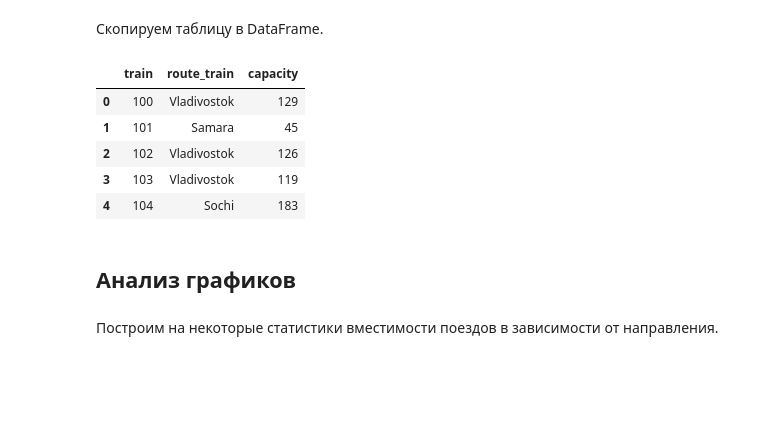
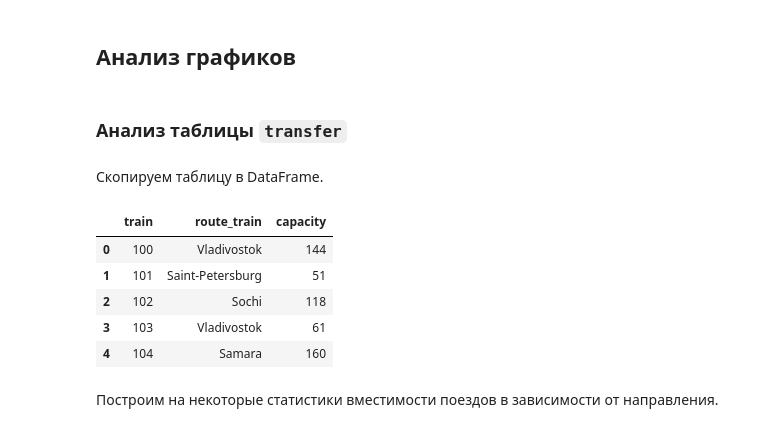
Before and after one commit to pgn55555/fest-db, a Jupyter notebook: analysis.ipynb, the cells around one changed output. Drawn from its saved outputs; the diff is of its cells as text; code cells hidden in the pictures; blank space fills up the shorter version.

```diff
--- a/analysis.ipynb
+++ b/analysis.ipynb
@@ -10,26 +10,40 @@ import pandas as pd
 
 sns.set(style="whitegrid", font_scale=1.3, palette="Set2")
 # %%
-conn = psycopg2.connect(
-    dbname="...", user="...", password="...", host="...", port=...
-)
-cursor = conn.cursor()
+dbname = "..."
+user = "..."
+password = "..."
+host = "..."
+port = ...
+# %% [markdown]
+## Анализ графиков
+# %% [markdown]
+### Анализ таблицы `transfer`
 # %% [markdown]
 Скопируем таблицу в DataFrame.
 # %%
+conn = psycopg2.connect(
+    dbname=dbname, user=user, password=password, host=host, port=port
+)
+cursor = conn.cursor()
+
 sql_query = pd.read_sql_query(
     """
     SELECT *
     FROM fest.transfer
     """,
     conn,
 )
 data = pd.DataFrame(sql_query, columns=["train", "route_train", "capacity"])
+
+cursor.close()
+conn.close()
+
 data.head()
 # %% [output]
 |  | train | route_train | capacity |
-| 0 | 100 | Vladivostok | 129 |
-| 1 | 101 | Samara | 45 |
-| 2 | 102 | Vladivostok | 126 |
-| 3 | 103 | Vladivostok | 119 |
-| 4 | 104 | Sochi | 183 |
+| 0 | 100 | Vladivostok | 144 |
+| 1 | 101 | Saint-Petersburg | 51 |
+| 2 | 102 | Sochi | 118 |
+| 3 | 103 | Vladivostok | 61 |
+| 4 | 104 | Samara | 160 |
@@ -39,5 +50,3 @@ conn.close()
-# %% [markdown]
-## Анализ графиков
 # %% [markdown]
 Построим на некоторые статистики вместимости поездов в зависимости от направления.
 # %%
```
Also changed, not shown: parts of 18 cells of this notebook, 10 other files.
